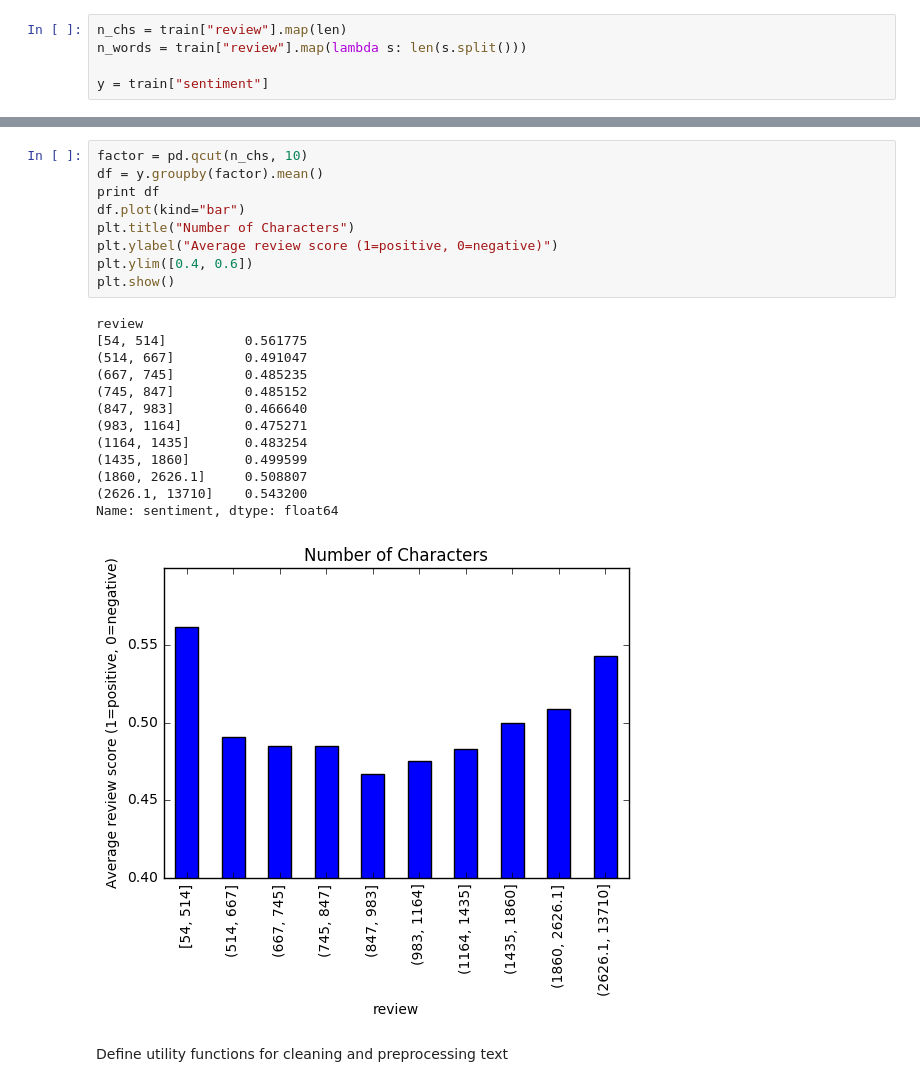
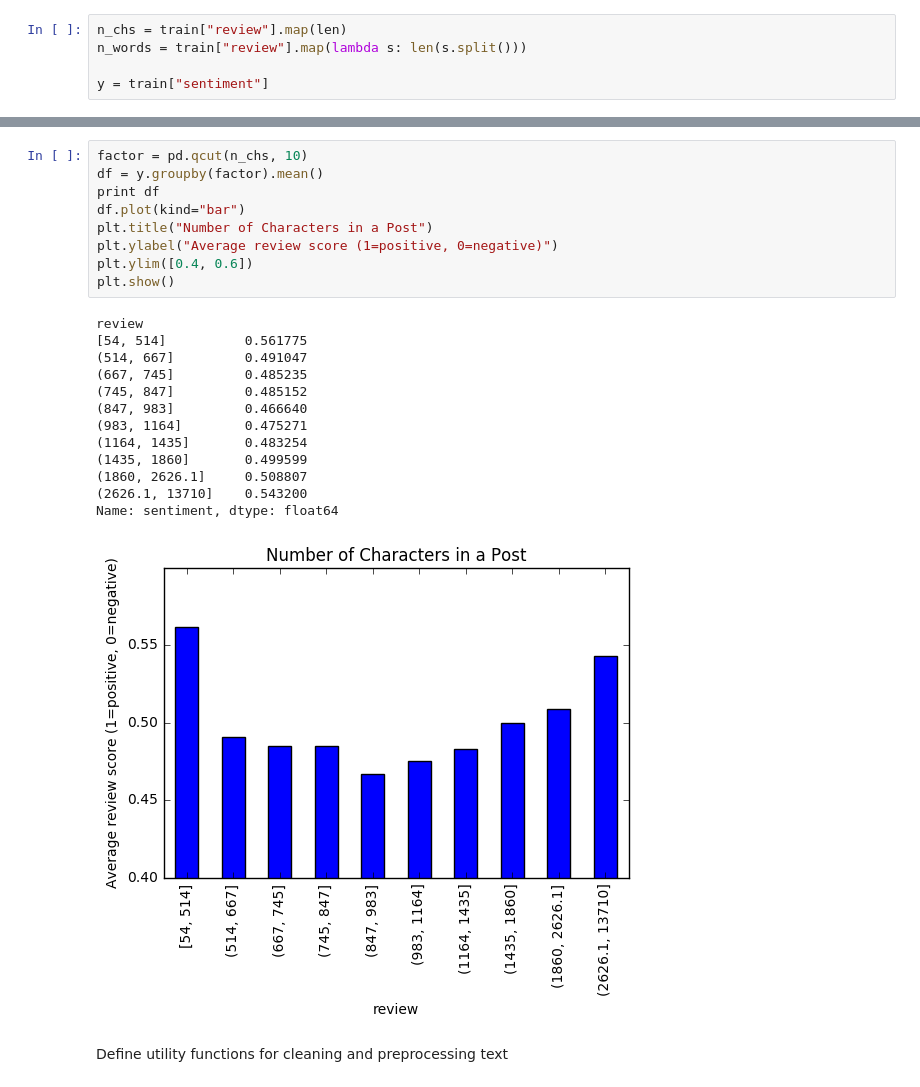
Before and after one commit to chao-ji/movie_review, a Jupyter notebook: Part 1 Data Preparation.ipynb, the cells around one changed output, grey strips where cells are left out. Drawn from its saved outputs; the diff is of its cells as text.

```diff
--- a/Part 1 Data Preparation.ipynb
+++ b/Part 1 Data Preparation.ipynb
@@ -84,26 +84,26 @@ Name: sentiment, dtype: float64
 # %%
 factor = pd.qcut(n_chs, 10)
 df = y.groupby(factor).mean()
 print df
 df.plot(kind="bar")
-plt.title("Number of Characters")
+plt.title("Number of Characters in a Post")
 plt.ylabel("Average review score (1=positive, 0=negative)")
 plt.ylim([0.4, 0.6])
 plt.show()
 # %% [output]
 review
 [54, 514]          0.561775
 (514, 667]         0.491047
 (667, 745]         0.485235
 (745, 847]         0.485152
 (847, 983]         0.466640
 (983, 1164]        0.475271
 (1164, 1435]       0.483254
 (1435, 1860]       0.499599
 (1860, 2626.1]     0.508807
 (2626.1, 13710]    0.543200
 Name: sentiment, dtype: float64
-[figure, old version]
+[figure, new version]
 # %% [markdown]
 Define utility functions for cleaning and preprocessing text
 # %%
```
Also changed, not shown: parts of 2 cells of this notebook.
